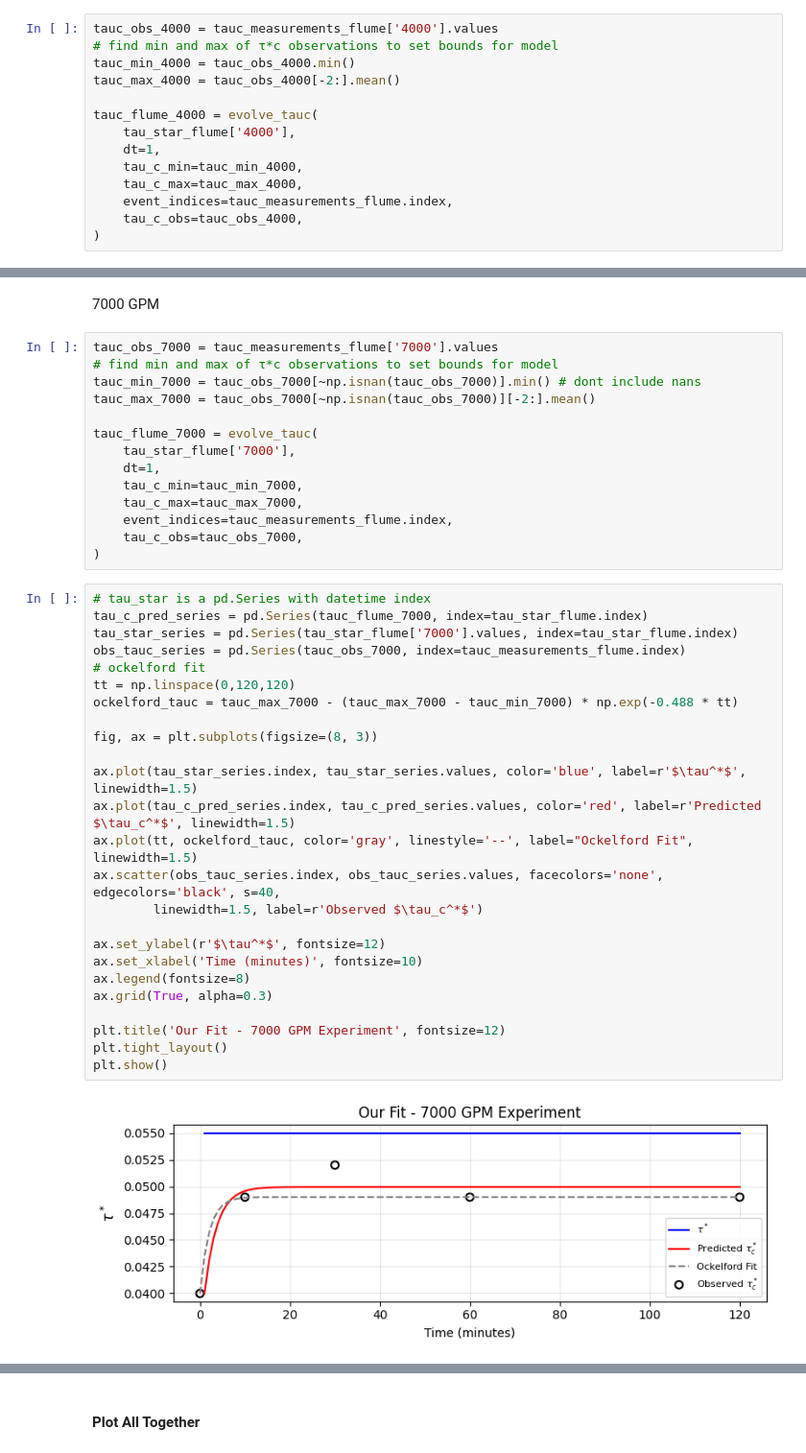
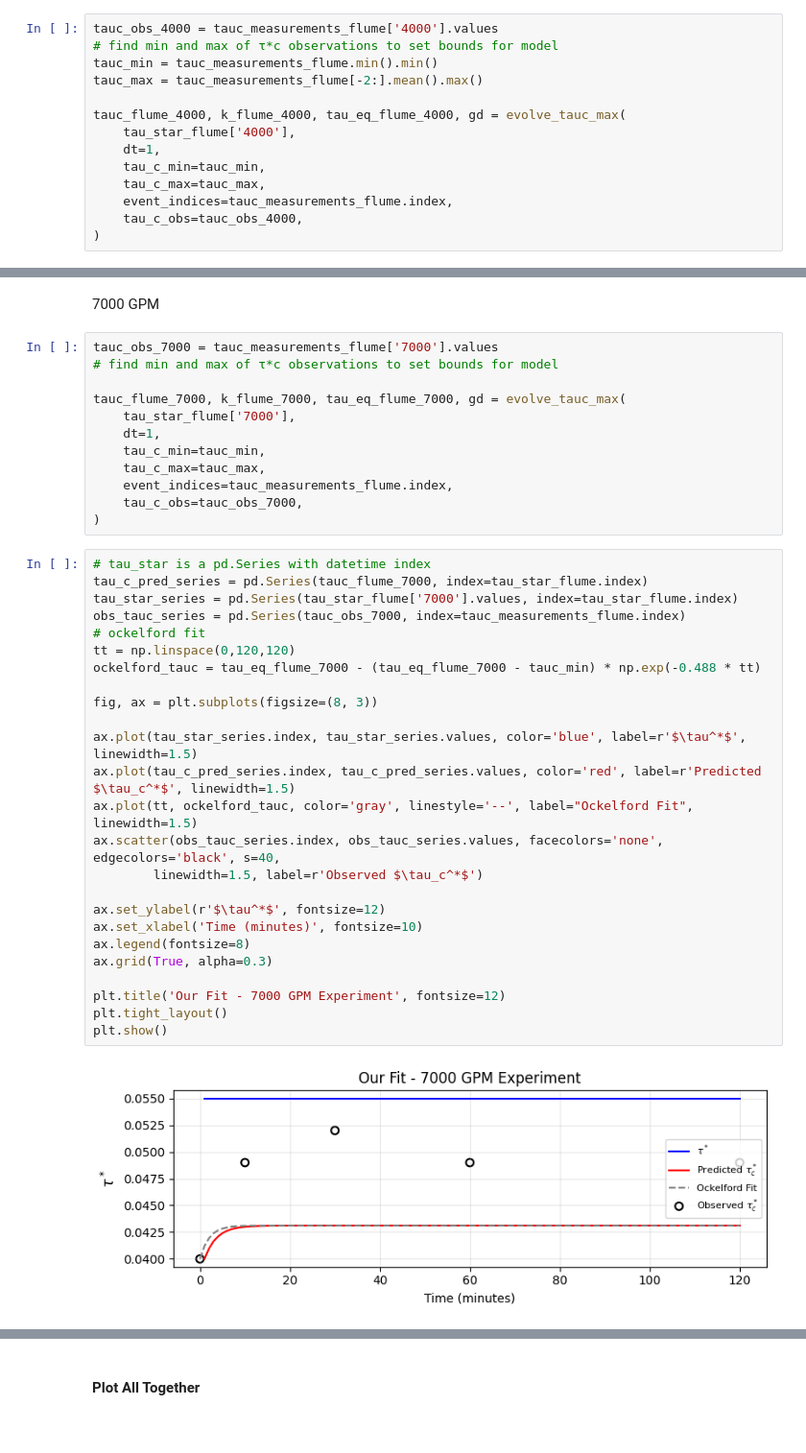
Before and after one commit to nicole-hucke/shear_stress_paper, a Jupyter notebook: antecedent_conditions/predictive_equation/predictive_model.ipynb, the cells around one changed output, grey strips where cells are left out. Shown at 96% size. Drawn from its saved outputs; the diff is of its cells as text.

```diff
--- a/antecedent_conditions/predictive_equation/predictive_model.ipynb
+++ b/antecedent_conditions/predictive_equation/predictive_model.ipynb
@@ -125,14 +245,14 @@ tauc_measurements_flume = pd.read_csv('flume_data/measured_tauc.csv', index_col=
 # %%
 tauc_obs_4000 = tauc_measurements_flume['4000'].values
 # find min and max of τ*c observations to set bounds for model
-tauc_min_4000 = tauc_obs_4000.min()
-tauc_max_4000 = tauc_obs_4000[-2:].mean()
+tauc_min = tauc_measurements_flume.min().min()
+tauc_max = tauc_measurements_flume[-2:].mean().max()
 
-tauc_flume_4000 = evolve_tauc(
+tauc_flume_4000, k_flume_4000, tau_eq_flume_4000, gd = evolve_tauc_max(
     tau_star_flume['4000'],
     dt=1,
-    tau_c_min=tauc_min_4000,
-    tau_c_max=tauc_max_4000,
+    tau_c_min=tauc_min,
+    tau_c_max=tauc_max,
     event_indices=tauc_measurements_flume.index,
     tau_c_obs=tauc_obs_4000,
 )
@@ -335,44 +451,42 @@ Valid comparison points: 4
 # %%
 tauc_obs_7000 = tauc_measurements_flume['7000'].values
 # find min and max of τ*c observations to set bounds for model
-tauc_min_7000 = tauc_obs_7000[~np.isnan(tauc_obs_7000)].min() # dont include nans
-tauc_max_7000 = tauc_obs_7000[~np.isnan(tauc_obs_7000)][-2:].mean()
 
-tauc_flume_7000 = evolve_tauc(
+tauc_flume_7000, k_flume_7000, tau_eq_flume_7000, gd = evolve_tauc_max(
     tau_star_flume['7000'],
     dt=1,
-    tau_c_min=tauc_min_7000,
-    tau_c_max=tauc_max_7000,
+    tau_c_min=tauc_min,
+    tau_c_max=tauc_max,
     event_indices=tauc_measurements_flume.index,
     tau_c_obs=tauc_obs_7000,
 )
 # %%
 # tau_star is a pd.Series with datetime index
 tau_c_pred_series = pd.Series(tauc_flume_7000, index=tau_star_flume.index)
 tau_star_series = pd.Series(tau_star_flume['7000'].values, index=tau_star_flume.index)
 obs_tauc_series = pd.Series(tauc_obs_7000, index=tauc_measurements_flume.index)
 # ockelford fit
 tt = np.linspace(0,120,120)
-ockelford_tauc = tauc_max_7000 - (tauc_max_7000 - tauc_min_7000) * np.exp(-0.488 * tt)
+ockelford_tauc = tau_eq_flume_7000 - (tau_eq_flume_7000 - tauc_min) * np.exp(-0.488 * tt)
 
 fig, ax = plt.subplots(figsize=(8, 3))
 
 ax.plot(tau_star_series.index, tau_star_series.values, color='blue', label=r'$\tau^*$', linewidth=1.5)
 ax.plot(tau_c_pred_series.index, tau_c_pred_series.values, color='red', label=r'Predicted $\tau_c^*$', linewidth=1.5)
 ax.plot(tt, ockelford_tauc, color='gray', linestyle='--', label="Ockelford Fit", linewidth=1.5)
 ax.scatter(obs_tauc_series.index, obs_tauc_series.values, facecolors='none', edgecolors='black', s=40,
         linewidth=1.5, label=r'Observed $\tau_c^*$')
 
 ax.set_ylabel(r'$\tau^*$', fontsize=12)
 ax.set_xlabel('Time (minutes)', fontsize=10)
 ax.legend(fontsize=8)
 ax.grid(True, alpha=0.3)
 
 plt.title('Our Fit - 7000 GPM Experiment', fontsize=12)
 plt.tight_layout()
 plt.show()
 # %% [output]
-[figure, old version]
+[figure, new version]
 # %%
 # calculate MAE between our model and ockelford to the observed τ*c values
 # align predictions to the observed τ*c timestamps
```
Also changed, not shown: parts of 20 cells of this notebook.
